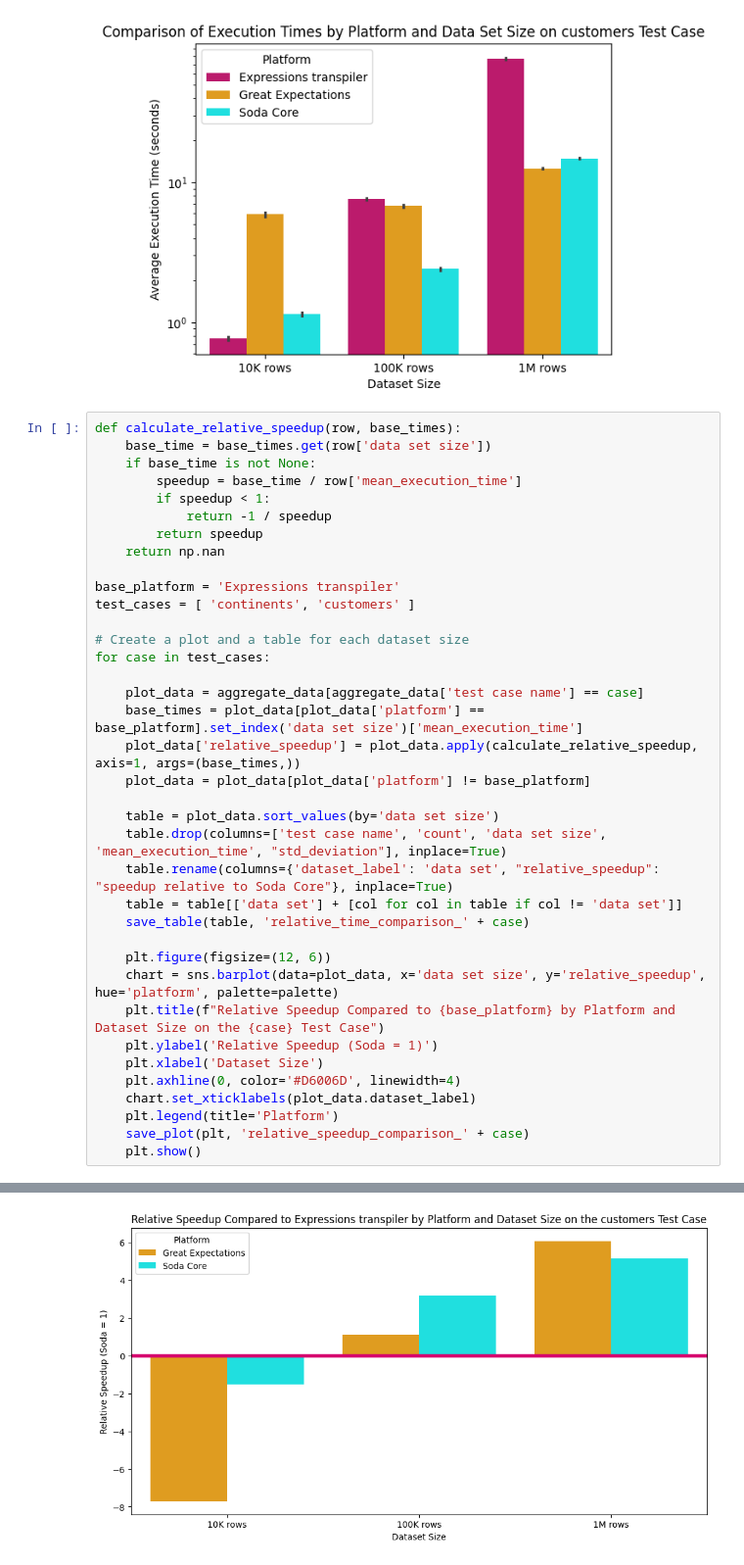
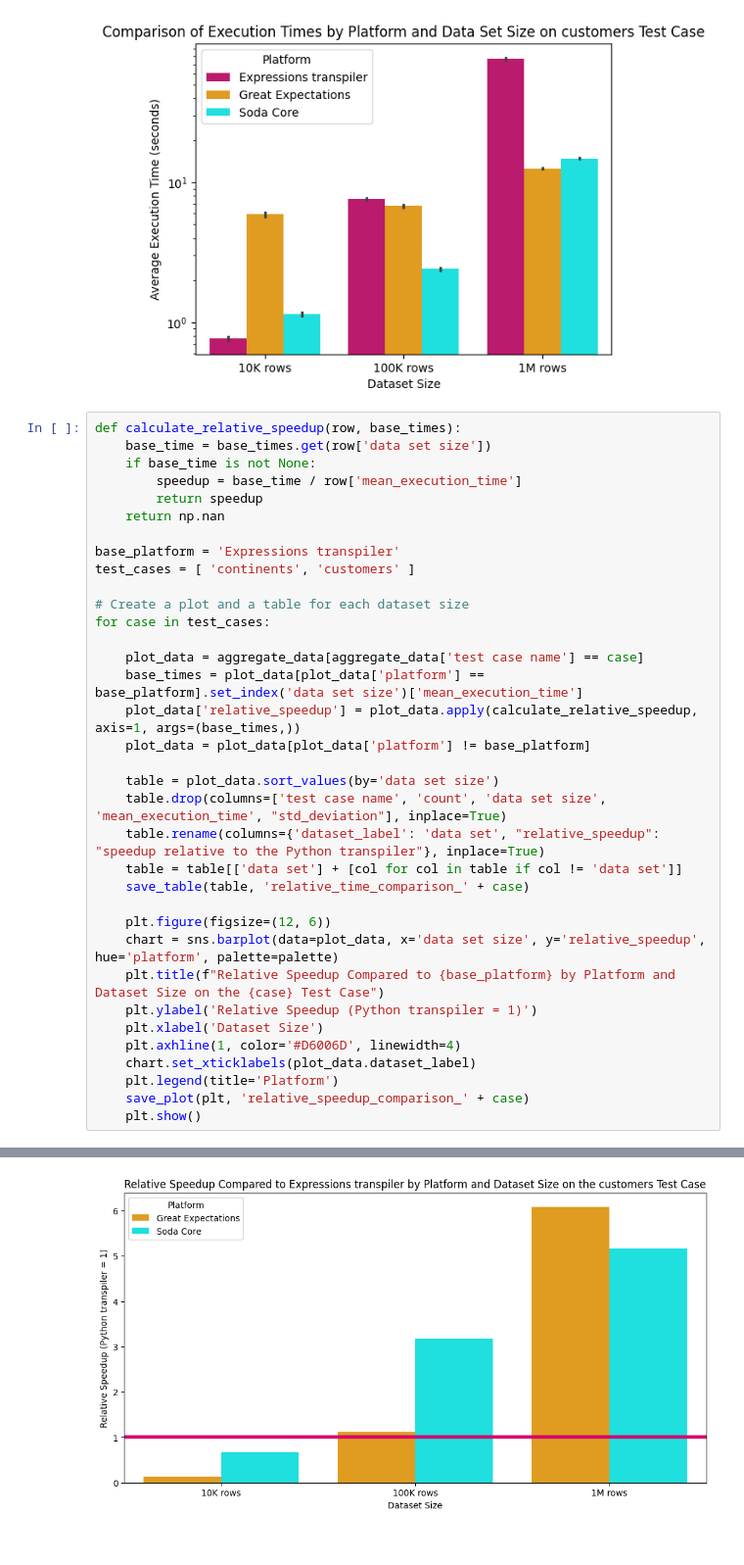
Before and after one commit to zdenecek/bachelor-thesis, a Jupyter notebook: result-analysis/analysis.ipynb, the cells around one changed output, grey strips where cells are left out. Shown at 98% size. Drawn from its saved outputs; the diff is of its cells as text.

```diff
--- a/result-analysis/analysis.ipynb
+++ b/result-analysis/analysis.ipynb
@@ -146,8 +146,6 @@ def calculate_relative_speedup(row, base_times):
     base_time = base_times.get(row['data set size'])
     if base_time is not None:
         speedup = base_time / row['mean_execution_time']
-        if speedup < 1:
-            return -1 / speedup
         return speedup
     return np.nan
 
@@ -164,16 +162,16 @@ for case in test_cases:
 
     table = plot_data.sort_values(by='data set size')
     table.drop(columns=['test case name', 'count', 'data set size', 'mean_execution_time', "std_deviation"], inplace=True)
-    table.rename(columns={'dataset_label': 'data set', "relative_speedup": "speedup relative to Soda Core"}, inplace=True)
+    table.rename(columns={'dataset_label': 'data set', "relative_speedup": "speedup relative to the Python transpiler"}, inplace=True)
     table = table[['data set'] + [col for col in table if col != 'data set']]
     save_table(table, 'relative_time_comparison_' + case)
 
     plt.figure(figsize=(12, 6))
     chart = sns.barplot(data=plot_data, x='data set size', y='relative_speedup', hue='platform', palette=palette)
     plt.title(f"Relative Speedup Compared to {base_platform} by Platform and Dataset Size on the {case} Test Case")
-    plt.ylabel('Relative Speedup (Soda = 1)')
+    plt.ylabel('Relative Speedup (Python transpiler = 1)')
     plt.xlabel('Dataset Size')
-    plt.axhline(0, color='#D6006D', linewidth=4)
+    plt.axhline(1, color='#D6006D', linewidth=4)
     chart.set_xticklabels(plot_data.dataset_label)
     plt.legend(title='Platform')
     save_plot(plt, 'relative_speedup_comparison_' + case)
@@ -188,6 +186,6 @@ See the caveats in the documentation: https://pandas.pydata.org/pandas-docs/stab
 A value is trying to be set on a copy of a slice from a DataFrame.
 Try using .loc[row_indexer,col_indexer] = value instead
 
 See the caveats in the documentation: https://pandas.pydata.org/pandas-docs/stable/user_guide/indexing.html#returning-a-view-versus-a-copy
   plot_data['relative_speedup'] = plot_data.apply(calculate_relative_speedup, axis=1, args=(base_times,))
-[figure, old version]
+[figure, new version]
```
Also changed, not shown: parts of 1 cell of this notebook, 10 other files.
